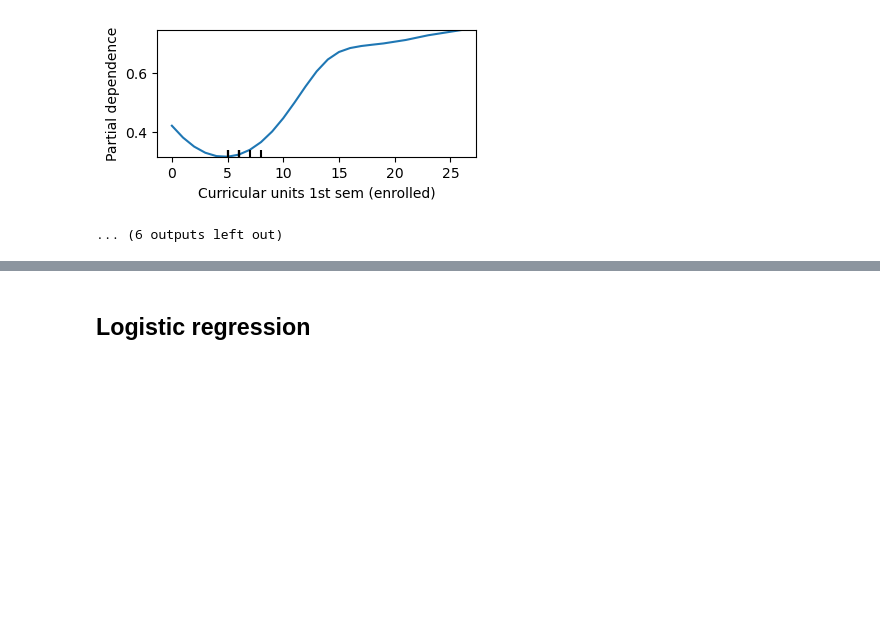
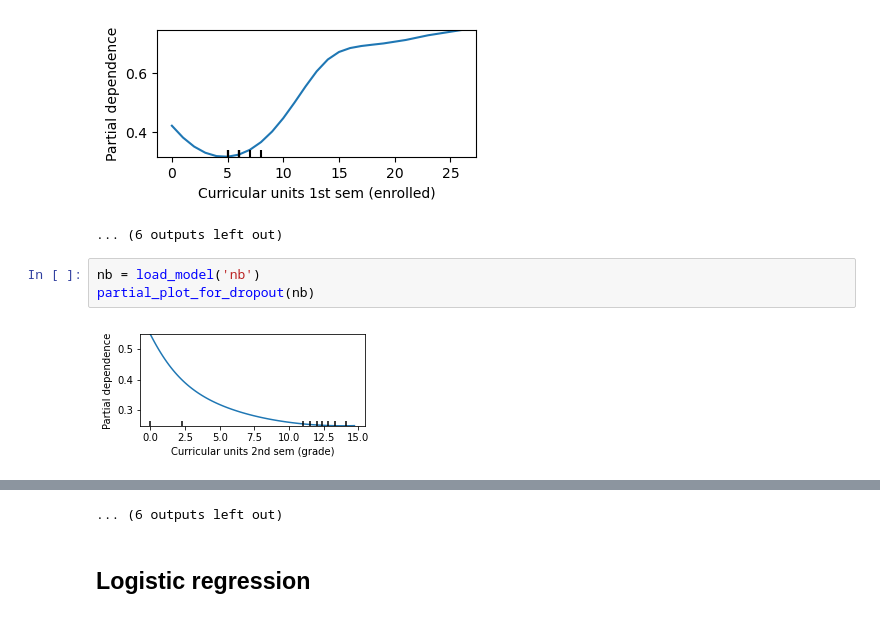
Before and after one commit to marijakljestan/predict-dropout-or-academic-success, a Jupyter notebook: ml_models_interpretation.ipynb, the cells around one changed output, grey strips where cells are left out. Saved outputs shown, nothing was run; the diff lists cells and outputs as text; blank space fills up the shorter version.

```diff
--- a/ml_models_interpretation.ipynb
+++ b/ml_models_interpretation.ipynb
@@ -96,3 +96,8 @@ partial_plot_for_graduate(nb)
 [figure]
 [figure]
 ... (6 outputs left out)
+# %%
+nb = load_model('nb')
+partial_plot_for_dropout(nb)
+# %% [output]
+[figure, added]
@@ -99,3 +115,4 @@ partial_plot_for_graduate(nb)
+... (6 outputs left out)
 # %% [markdown]
 ## Logistic regression
 # %%
```
Also changed, not shown: parts of 8 cells of this notebook.
